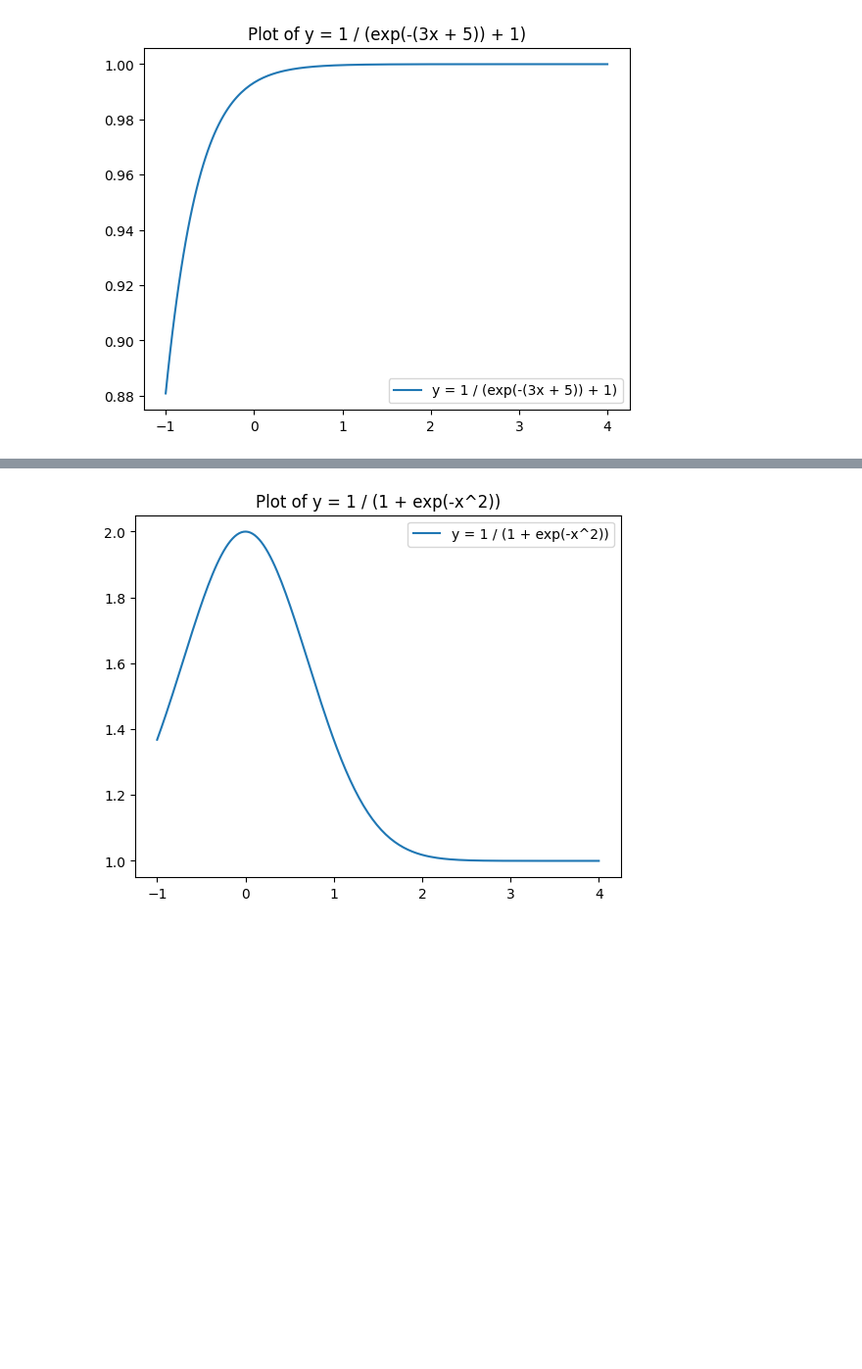
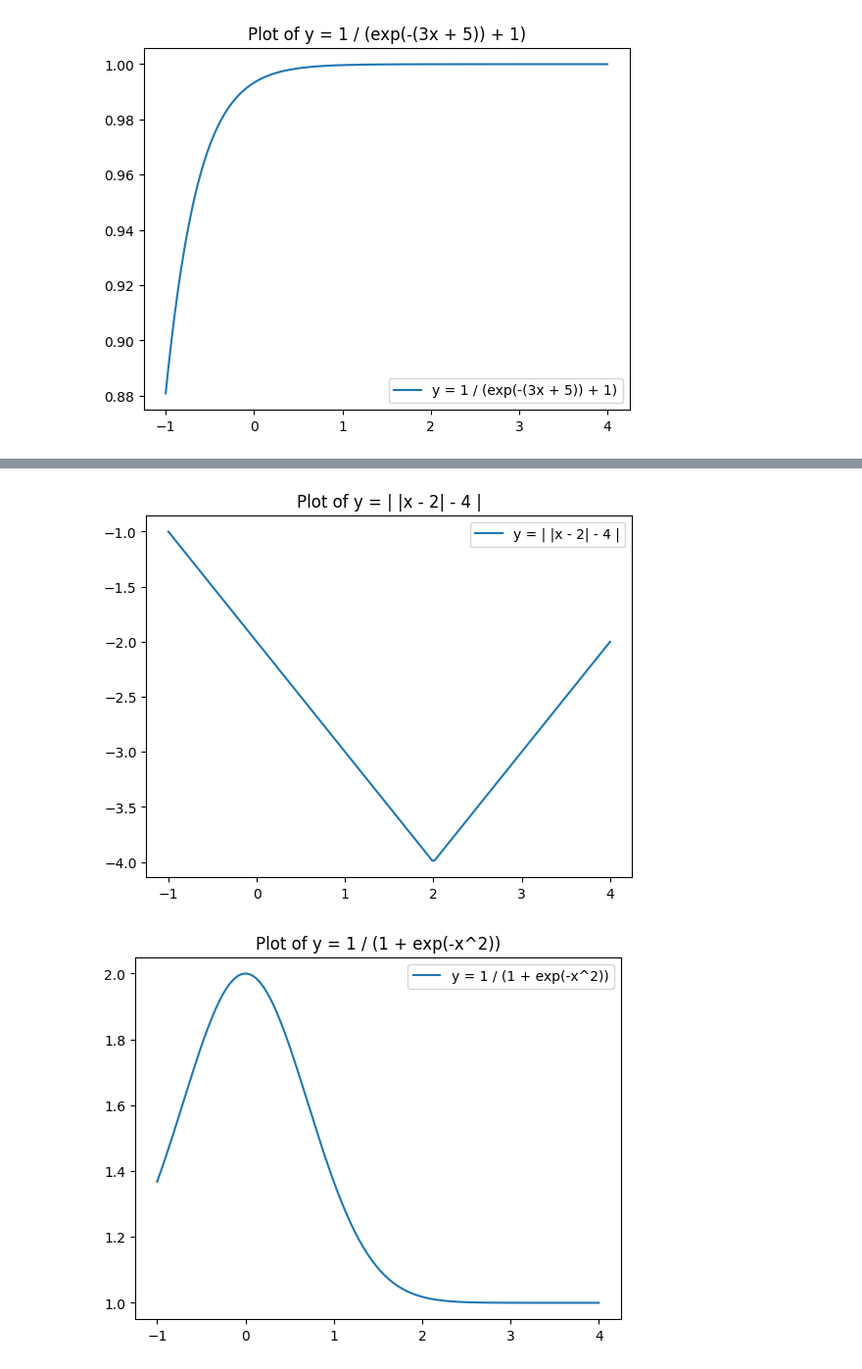
Before and after one commit to Pavan19047/SAMSUNG-INNOVATION-CAMPUS, a Jupyter notebook: main.ipynb, the cells around one changed output, grey strips where cells are left out. Shown at 98% size. Drawn from its saved outputs; the diff is of its cells as text; code cells hidden in the pictures; blank space fills up the shorter version.

```diff
--- a/main.ipynb
+++ b/main.ipynb
@@ -278,3 +278,11 @@ plt.show()
+# %%
+y = -(np.abs(np.abs(x-2)-4))
+plt.plot(x, y, label='y = | |x - 2| - 4 |')
+plt.title("Plot of y = | |x - 2| - 4 |")
+plt.legend()
+plt.show()
+# %% [output]
+[figure, added]
 # %%
 y = 1/1+np.exp(-x**2)
 plt.plot(x, y, label='y = 1 / (1 + exp(-x^2))')
```
Also changed, not shown: parts of 1 cell of this notebook.
